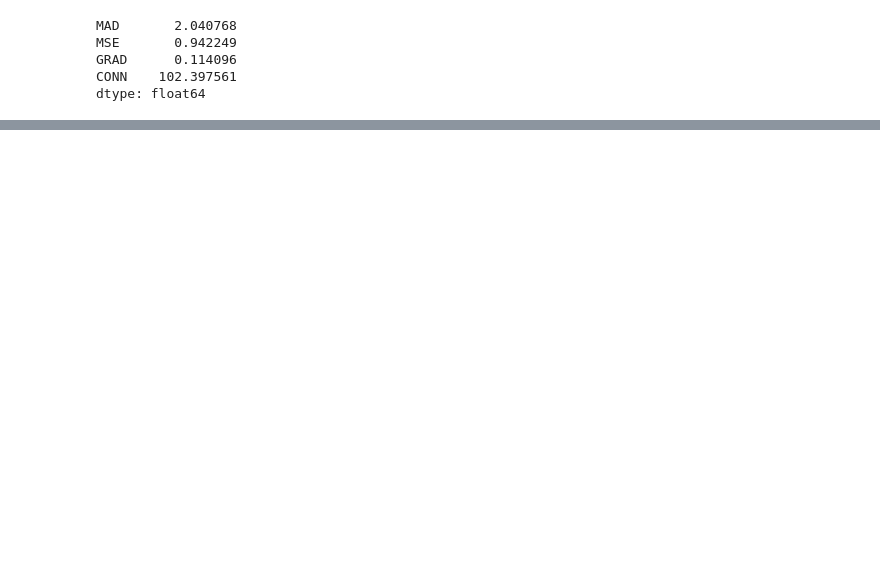
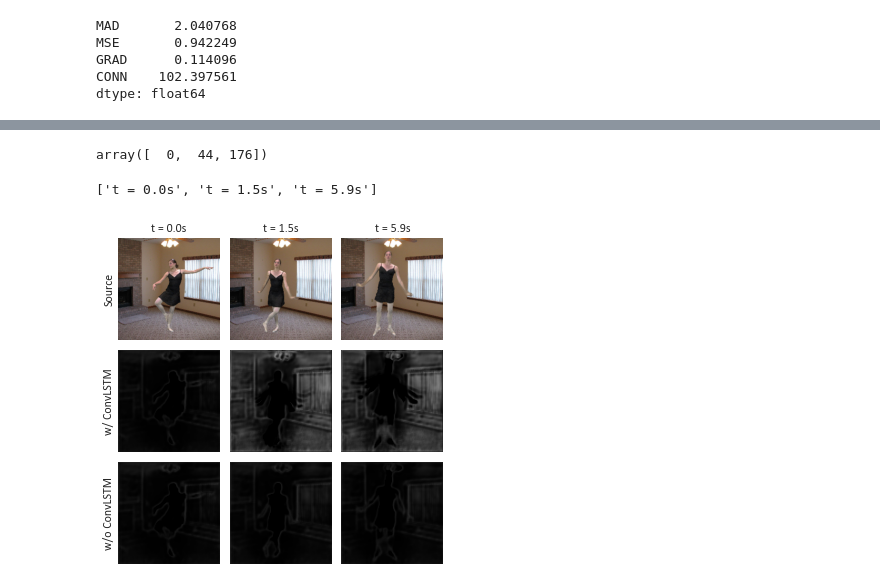
Before and after one commit to DavidZhang73/ENGN8501GroupProject, a Jupyter notebook: analysis.ipynb, the cells around one changed output, grey strips where cells are left out. Cells and saved outputs as stored; diff of their text form; code cells hidden in the pictures; blank space fills up the shorter version.

```diff
--- a/analysis.ipynb
+++ b/analysis.ipynb
@@ -209,0 +394,54 @@ Type:      method
+# %%
+img_per_row = 3
+# %%
+# index_list = np.round(np.linspace(0, img_count, img_per_row)).astype(np.int)
+# index_list.tolist()
+index_list = np.array([0, 44, 176])
+index_list
+# %% [output]
+array([  0,  44, 176])
+# %%
+time_list = (index_list) / 30
+time_list = [f"t = {item:.1f}s" for item in time_list]
+time_list
+# %% [output]
+['t = 0.0s', 't = 1.5s', 't = 5.9s']
+# %%
+ncol = img_per_row
+nrow = len(data) + 1
+idx = 0
+plt.figure(figsize=(2 * ncol, 2 * nrow))
+for col, img in enumerate(
+    get_img_list(r"D:\Downloads\Background Matting\dataset\VideoMatte20KFrames\validConvLSTM71\true_src", index_list)
+):
+    idx += 1
+    ax = plt.subplot(nrow, ncol, idx)
+    ax.set_xticks([])
+    ax.set_yticks([])
+    if col == 0:
+        ax.set_ylabel("Source")
+    ax.spines["top"].set_visible(False)
+    ax.spines["right"].set_visible(False)
+    ax.spines["bottom"].set_visible(False)
+    ax.spines["left"].set_visible(False)
+    ax.set_title(time_list[col])
+    ax.imshow(img)
+
+for row, d in enumerate(data):
+    img_list = get_img_list(d["path"], index_list)
+    for col, img in enumerate(img_list):
+        idx += 1
+        ax = plt.subplot(nrow, ncol, idx)
+        ax.set_xticks([])
+        ax.set_yticks([])
+        if col == 0:
+            ax.set_ylabel(d["name"])
+        ax.spines["top"].set_visible(False)
+        ax.spines["right"].set_visible(False)
+        ax.spines["bottom"].set_visible(False)
+        ax.spines["left"].set_visible(False)
+        ax.imshow(img)
+plt.subplots_adjust(wspace=0, hspace=0.1)
+plt.savefig("report/img/ablationStudy.pdf", bbox_inches="tight", pad_inches=0)
+# %% [output]
+[figure, added]
```
Also changed, not shown: parts of 36 cells of this notebook, 18 other files.
